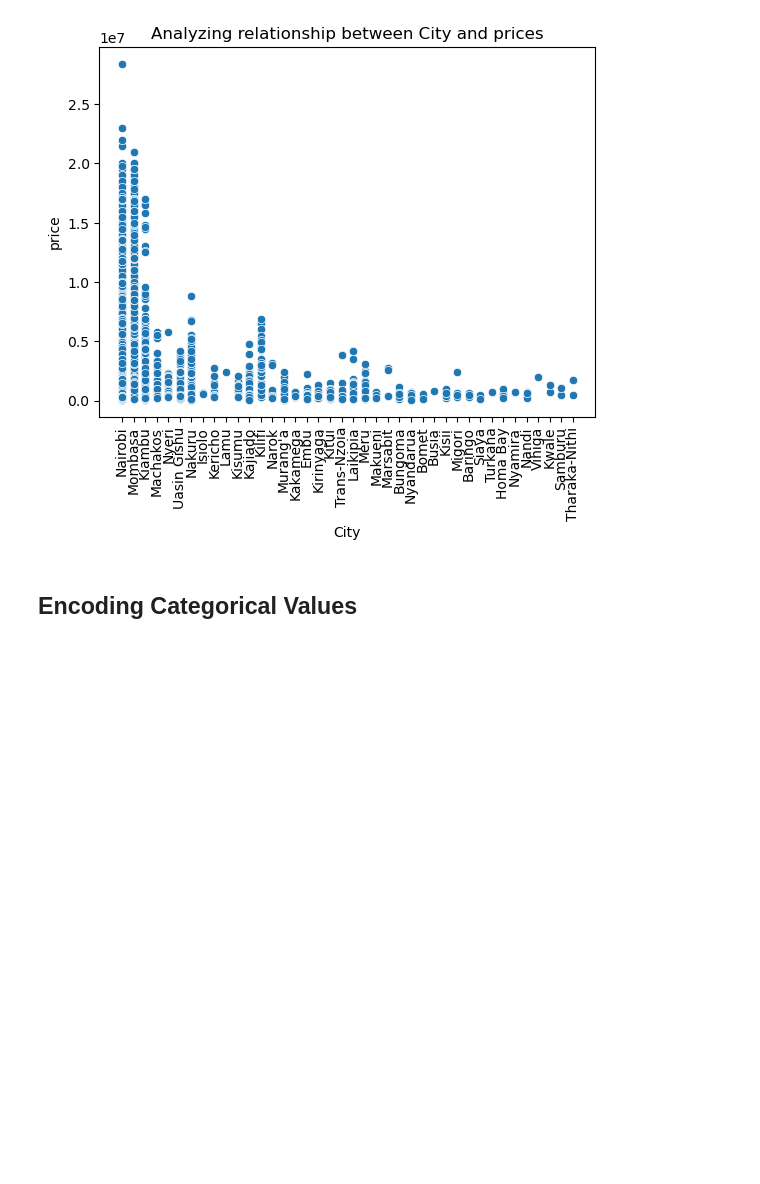
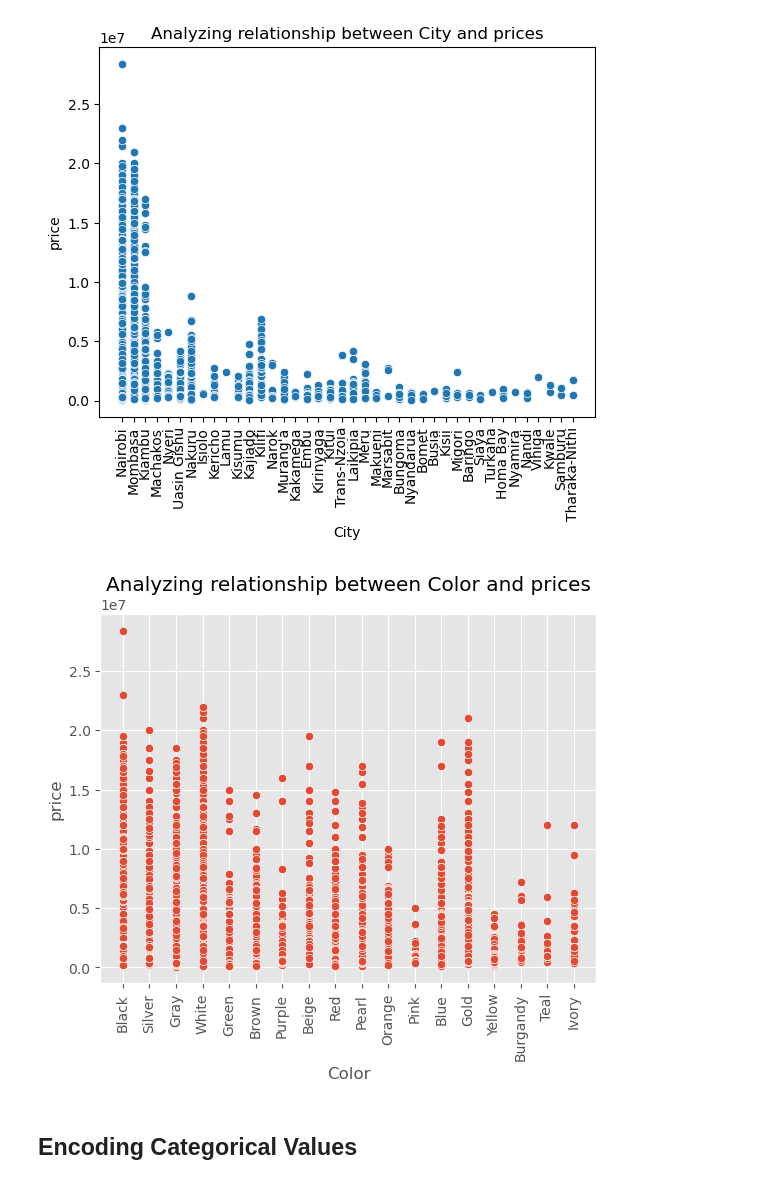
Before and after one commit to Cynthiachelangat/groupcarproject, a Jupyter notebook: model.ipynb, the cells around one changed output. Cells and saved outputs as stored; diff of their text form; code cells hidden in the pictures; blank space fills up the shorter version.

Commit message:
color correlation

```diff
--- a/model.ipynb
+++ b/model.ipynb
@@ -659,6 +659,15 @@ plt.xticks(rotation=90)  # Rotate x-axis labels for better visibility
 plt.show()
 # %% [output]
 [figure]
+# %%
+sns.scatterplot(x="Color",y="Price",data=cars)
+plt.title("Analyzing relationship between Color and prices")
+plt.xlabel("Color")
+plt.ylabel("price")
+plt.xticks(rotation=90)  # Rotate x-axis labels for better visibility
+plt.show()
+# %% [output]
+[figure, added]
 # %% [markdown]
 ## Encoding Categorical Values
 # %%
```
